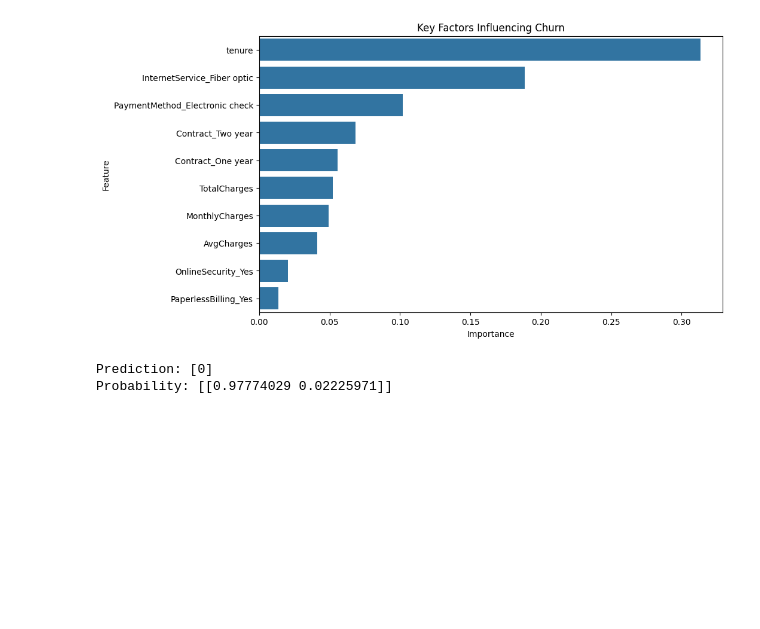
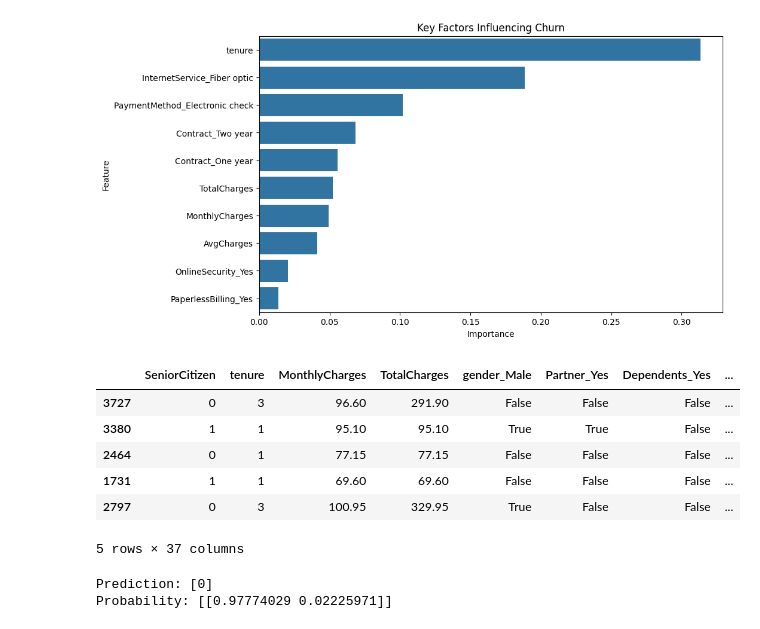
Before and after one commit to apoorwa46/Churn_AI, a Jupyter notebook: notebook/training.ipynb, the cells around one changed output. Drawn from its saved outputs; the diff is of its cells as text; code cells hidden in the pictures; blank space fills up the shorter version.

```diff
--- a/notebook/training.ipynb
+++ b/notebook/training.ipynb
@@ -311,6 +311,19 @@ import pickle
 
 pickle.dump(best_model, open("../model/model.pkl", "wb"))
 pickle.dump(X.columns.tolist(), open("../model/columns.pkl", "wb"))
+# %%
+high_risk_samples = X_test.copy()
+high_risk_samples['prob'] = model.predict_proba(X_test)[:,1]
+
+high_risk_samples.sort_values(by='prob', ascending=False).head(5)
+# %% [output]
+|  | SeniorCitizen | tenure | MonthlyCharges | TotalCharges | gender_Male | Partner_Yes | Dependents_Yes | ... |
+| 3727 | 0 | 3 | 96.60 | 291.90 | False | False | False | ... |
+| 3380 | 1 | 1 | 95.10 | 95.10 | True | True | False | ... |
+| 2464 | 0 | 1 | 77.15 | 77.15 | False | False | False | ... |
+| 1731 | 1 | 1 | 69.60 | 69.60 | False | False | False | ... |
+| 2797 | 0 | 3 | 100.95 | 329.95 | True | False | False | ... |
+5 rows × 37 columns
 # %%
 model = pickle.load(open("../model/model.pkl", "rb"))
 
```
Also changed, not shown: 4 other files.
